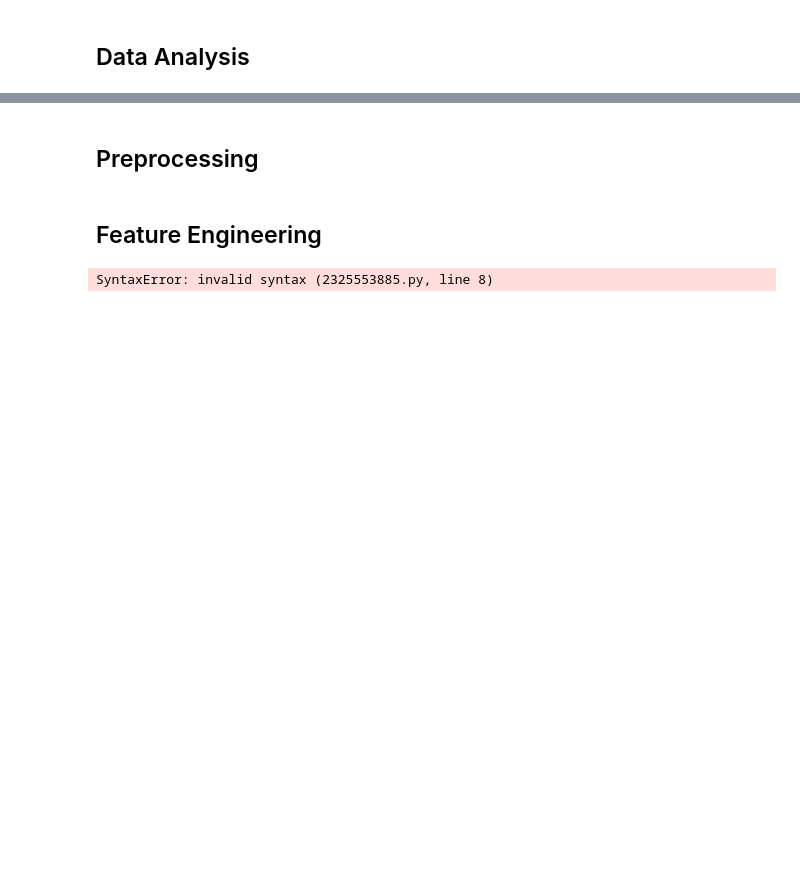
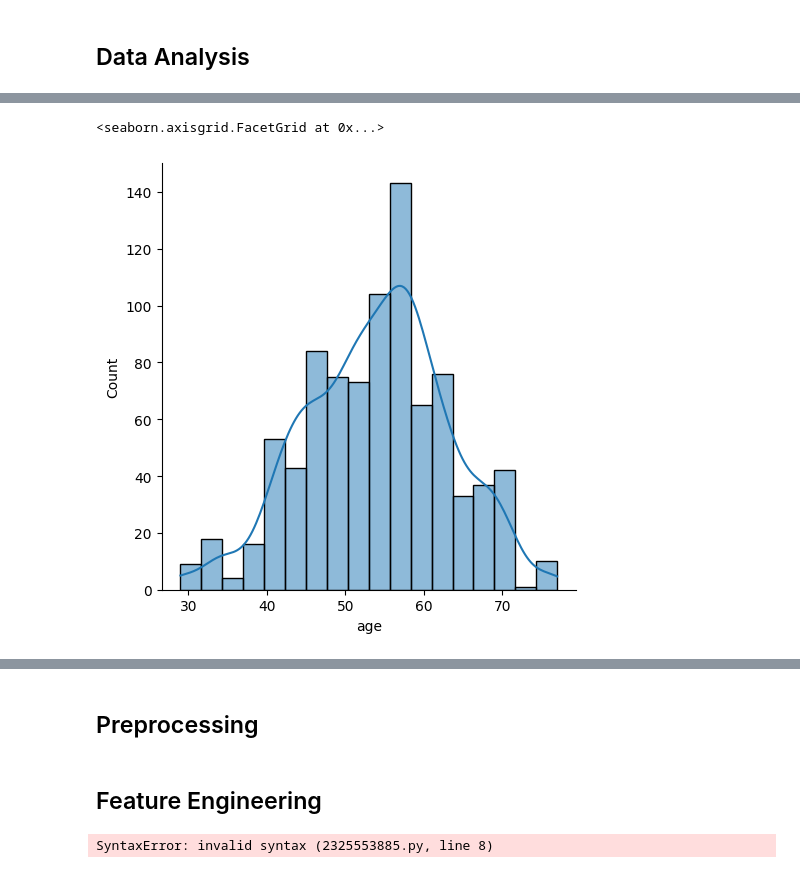
Before and after one commit to Likelipop/Introduction-to-ML, a Jupyter notebook: Homework Form.ipynb, the cells around one changed output, grey strips where cells are left out. Drawn from its saved outputs; the diff is of its cells as text; code cells hidden in the pictures; blank space fills up the shorter version.

```diff
--- a/Homework Form.ipynb
+++ b/Homework Form.ipynb
@@ -46,0 +131,5 @@ df = pd.read_csv(PATH)
+# %%
+sns.displot(df['age'], kde = True)
+# %% [output]
+<seaborn.axisgrid.FacetGrid at 0x...>
+[figure, added]
```
Also changed, not shown: parts of 12 cells of this notebook.
